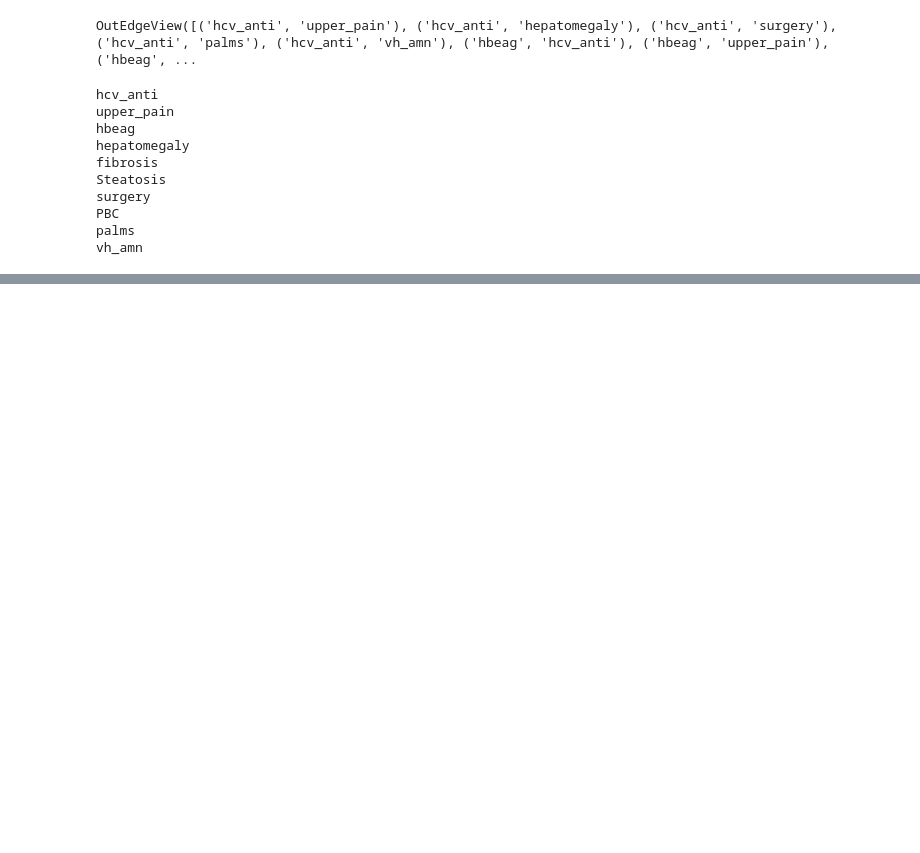
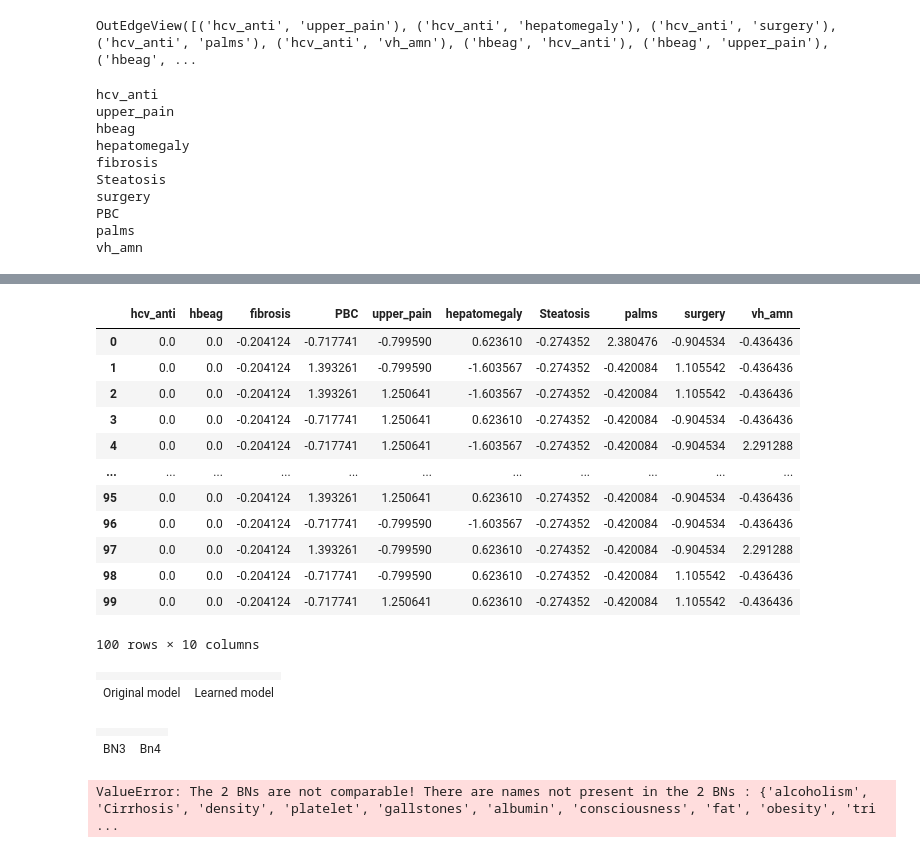
Before and after one commit to seamus-brady/aitiaexplorer, a Jupyter notebook: src/notebooks/experiments/Experiment_13.ipynb, the cells around one changed output, grey strips where cells are left out. Drawn from its saved outputs; the diff is of its cells as text; code cells hidden in the pictures; blank space fills up the shorter version.

```diff
--- a/src/notebooks/experiments/Experiment_13.ipynb
+++ b/src/notebooks/experiments/Experiment_13.ipynb
@@ -131,0 +132,2 @@ Exception: [pyAgrum] several evidence/CPT are incompatible together (proba=0): s
+# %%
+features = results[0].feature_list
@@ -131,0 +147,17 @@ Exception: [pyAgrum] several evidence/CPT are incompatible together (proba=0): s
+# %%
+df_reduced = hepar2_df[features]
+df_reduced
+# %% [output]
+|  | hcv_anti | hbeag | fibrosis | PBC | upper_pain | hepatomegaly | Steatosis | palms | surgery | vh_amn |
+| 0 | 0.0 | 0.0 | -0.204124 | -0.717741 | -0.799590 | 0.623610 | -0.274352 | 2.380476 | -0.904534 | -0.436436 |
+| 1 | 0.0 | 0.0 | -0.204124 | 1.393261 | -0.799590 | -1.603567 | -0.274352 | -0.420084 | 1.105542 | -0.436436 |
+| 2 | 0.0 | 0.0 | -0.204124 | 1.393261 | 1.250641 | -1.603567 | -0.274352 | -0.420084 | 1.105542 | -0.436436 |
+| 3 | 0.0 | 0.0 | -0.204124 | -0.717741 | 1.250641 | 0.623610 | -0.274352 | -0.420084 | -0.904534 | -0.436436 |
+| 4 | 0.0 | 0.0 | -0.204124 | -0.717741 | 1.250641 | -1.603567 | -0.274352 | -0.420084 | -0.904534 | 2.291288 |
+| ... | ... | ... | ... | ... | ... | ... | ... | ... | ... | ... |
+| 95 | 0.0 | 0.0 | -0.204124 | 1.393261 | 1.250641 | 0.623610 | -0.274352 | -0.420084 | -0.904534 | -0.436436 |
+| 96 | 0.0 | 0.0 | -0.204124 | -0.717741 | -0.799590 | -1.603567 | -0.274352 | -0.420084 | -0.904534 | -0.436436 |
+| 97 | 0.0 | 0.0 | -0.204124 | 1.393261 | -0.799590 | 0.623610 | -0.274352 | -0.420084 | -0.904534 | 2.291288 |
+| 98 | 0.0 | 0.0 | -0.204124 | -0.717741 | -0.799590 | 0.623610 | -0.274352 | -0.420084 | 1.105542 | -0.436436 |
+| 99 | 0.0 | 0.0 | -0.204124 | -0.717741 | 1.250641 | 0.623610 | -0.274352 | -0.420084 | 1.105542 | -0.436436 |
+100 rows × 10 columns
@@ -131,0 +171,5 @@ Exception: [pyAgrum] several evidence/CPT are incompatible together (proba=0): s
+# %%
+gnb.sideBySide(bn2, bn3, captions=['Original model','Learned model'])
+# %% [output]
+|  |  |
+| Original model | Learned model |
@@ -131,0 +181,13 @@ Exception: [pyAgrum] several evidence/CPT are incompatible together (proba=0): s
+# %%
+gnb.sideBySide(bn3, bn4, captions=['BN3','Bn4'])
+# %% [output]
+|  |  |
+| BN3 | Bn4 |
+# %%
+import pyAgrum.lib.bn_vs_bn as gcm
+cmp=gcm.GraphicalBNComparator(bn3, bn4)
+gnb.sideBySide(bn3, bn4,
+               gnb.getBNDiff(bn3, bn3),
+               captions=['bn3','bn4','graphical diff','Scores','equivalent ?','distances'])
+# %% [output]
+ValueError: The 2 BNs are not comparable! There are names not present in the 2 BNs : {'alcoholism', 'Cirrhosis', 'density', 'platelet', 'gallstones', 'albumin', 'consciousness', 'fat', 'obesity', 'tri ...
```
Also changed, not shown: parts of 13 cells of this notebook, 13 other files.
